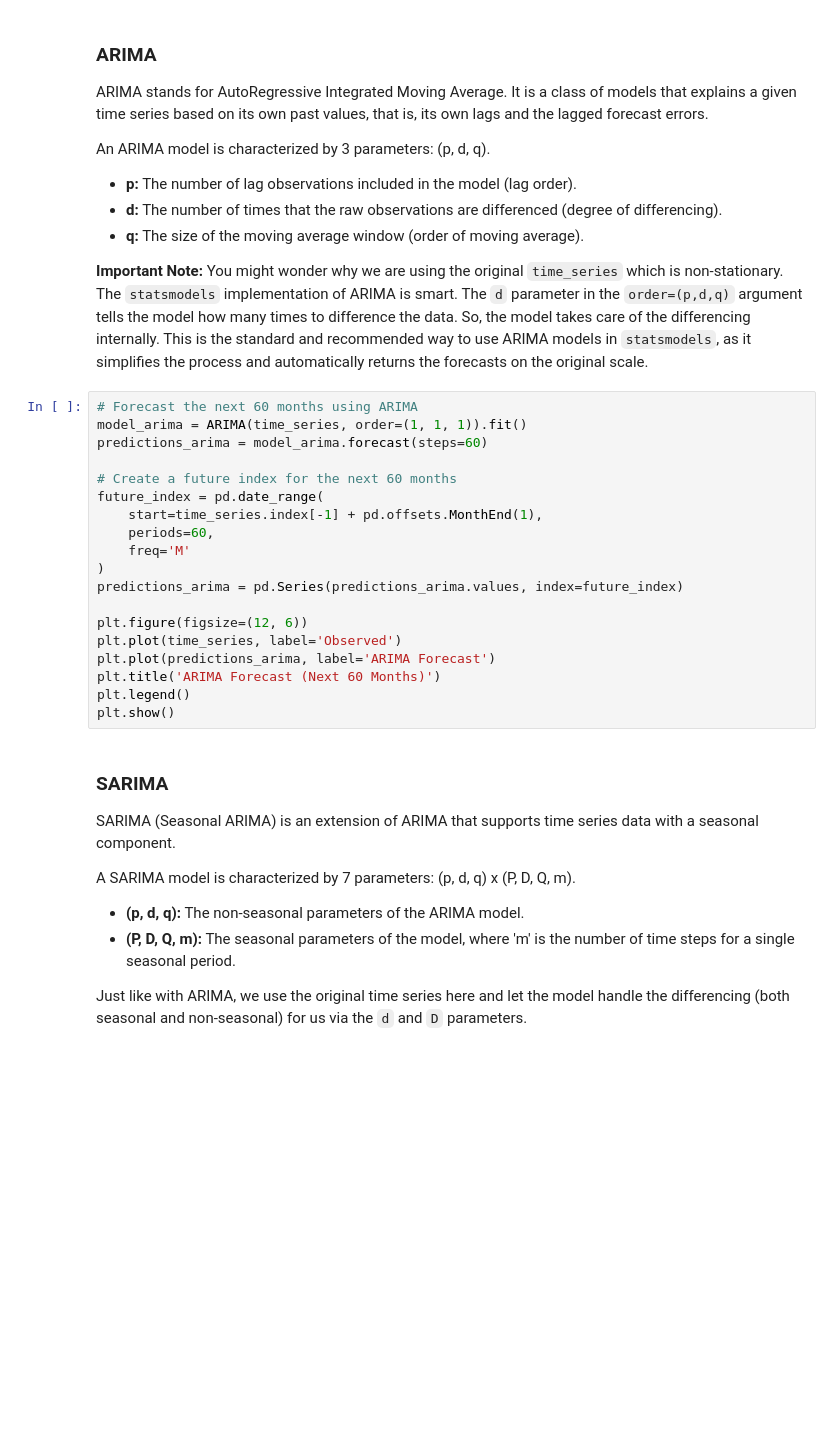
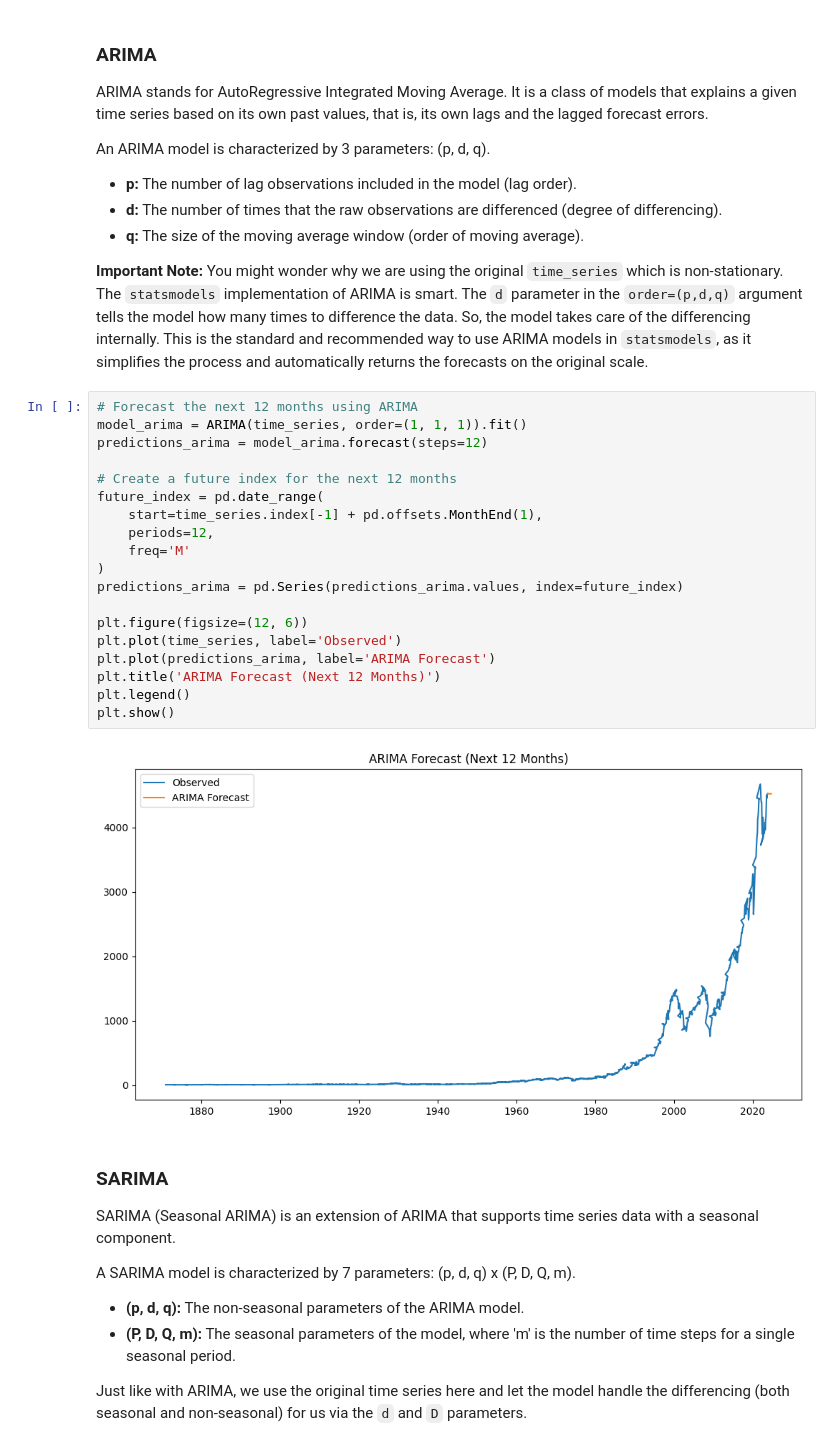
Before and after one commit to course-files/TimeSeriesForecastingandNeuralNetworks, a Jupyter notebook: 1_AnalysisForecastingNeuralNetworks.ipynb, the cells around one changed output. Saved outputs shown, nothing was run; the diff lists cells and outputs as text; blank space fills up the shorter version.

```diff
--- a/1_AnalysisForecastingNeuralNetworks.ipynb
+++ b/1_AnalysisForecastingNeuralNetworks.ipynb
@@ -306,24 +365,26 @@ An ARIMA model is characterized by 3 parameters: (p, d, q).
 
 **Important Note:** You might wonder why we are using the original `time_series` which is non-stationary. The `statsmodels` implementation of ARIMA is smart. The `d` parameter in the `order=(p,d,q)` argument tells the model how many times to difference the data. So, the model takes care of the differencing internally. This is the standard and recommended way to use ARIMA models in `statsmodels`, as it simplifies the process and automatically returns the forecasts on the original scale.
 # %%
-# Forecast the next 60 months using ARIMA
+# Forecast the next 12 months using ARIMA
 model_arima = ARIMA(time_series, order=(1, 1, 1)).fit()
-predictions_arima = model_arima.forecast(steps=60)
+predictions_arima = model_arima.forecast(steps=12)
 
-# Create a future index for the next 60 months
+# Create a future index for the next 12 months
 future_index = pd.date_range(
     start=time_series.index[-1] + pd.offsets.MonthEnd(1),
-    periods=60,
+    periods=12,
     freq='M'
 )
 predictions_arima = pd.Series(predictions_arima.values, index=future_index)
 
 plt.figure(figsize=(12, 6))
 plt.plot(time_series, label='Observed')
 plt.plot(predictions_arima, label='ARIMA Forecast')
-plt.title('ARIMA Forecast (Next 60 Months)')
+plt.title('ARIMA Forecast (Next 12 Months)')
 plt.legend()
 plt.show()
+# %% [output]
+[figure, added]
 # %% [markdown]
 ### SARIMA
 
```
Also changed, not shown: parts of 39 cells of this notebook.
